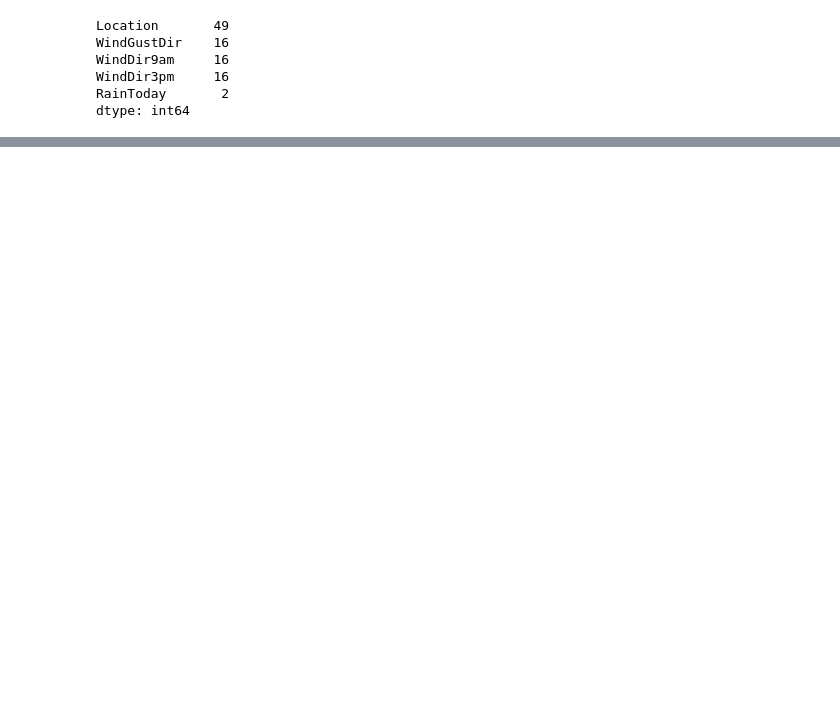
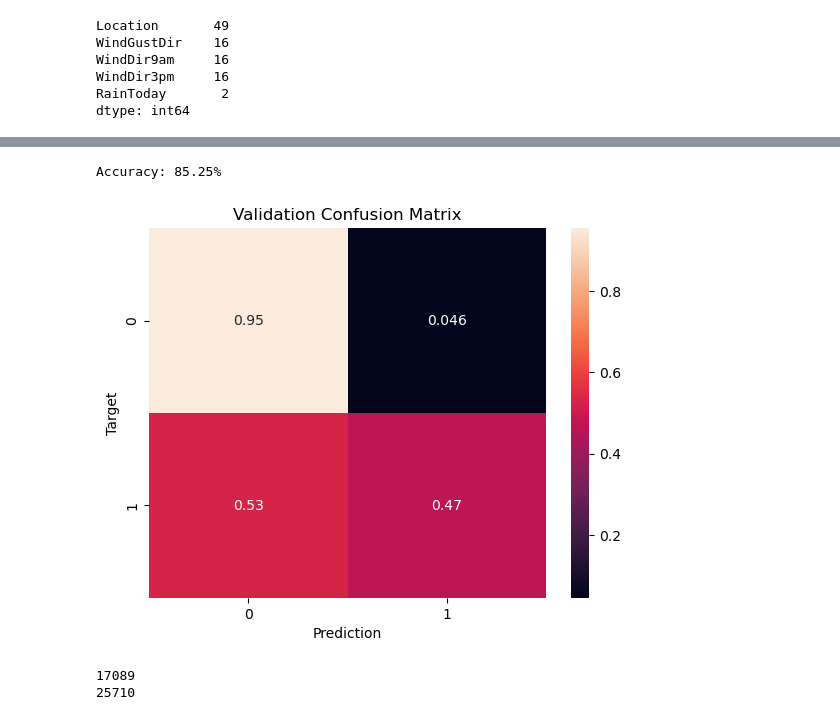
Before and after one commit to harshith1817/ML-Lab, a Jupyter notebook: Logistic Regression/Logistic Regression.ipynb, the cells around one changed output, grey strips where cells are left out. Cells and saved outputs as stored; diff of their text form; code cells hidden in the pictures; blank space fills up the shorter version.

```diff
--- a/Logistic Regression/Logistic Regression.ipynb
+++ b/Logistic Regression/Logistic Regression.ipynb
@@ -290,0 +467,11 @@ ValueError: Columns must be same length as key
+# %%
+val_pred=predict_and_plot(x_val, val_targets, name='Validation')
+# %% [output]
+Accuracy: 85.25%
+[figure, added]
+# %%
+print(len(x_test))
+print(len(test_targets))
+# %% [output]
+17089
+25710
```
Also changed, not shown: parts of 48 cells of this notebook, 11 other files.
